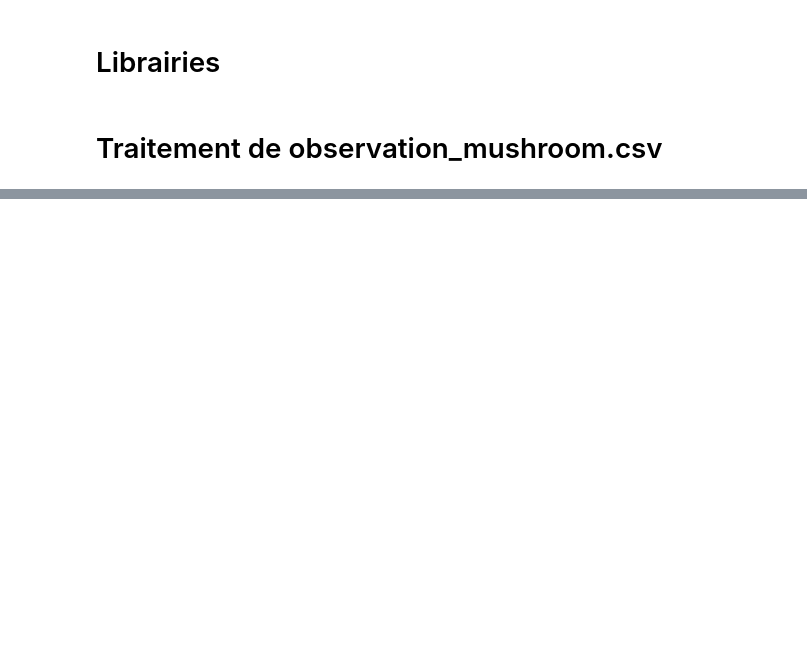
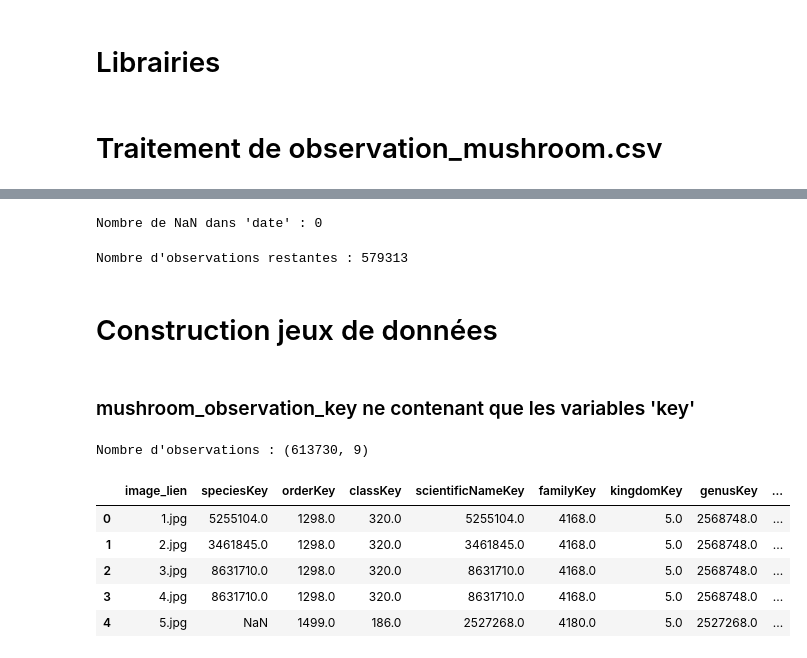
Before and after one commit to gcadet2016/mushroomClassification, a Jupyter notebook: notebooks/1_creation_datasets.ipynb, the cells around one changed output, grey strips where cells are left out. Saved outputs shown, nothing was run; the diff lists cells and outputs as text; code cells hidden in the pictures; blank space fills up the shorter version.

```diff
--- a/notebooks/1_creation_datasets.ipynb
+++ b/notebooks/1_creation_datasets.ipynb
@@ -315,0 +141,36 @@ especes_classification.to_csv('../data/especes_classification.csv', index=False)
+# %%
+# Création d'une colonne 'saison'
+print("Nombre de NaN dans 'date' :", mushroom_observation['date'].isna().sum())
+
+
+# Ajout d'une colonne tampon 'date2' avec suppression des hh:mm:ss de la colonne 'date' :
+mushroom_observation['date2'] = mushroom_observation['date'].str.slice(start=5, stop=7)
+
+# Construction d'une fonction retournant la saison en fonction du mois observé
+def get_season(date):
+    if date == '12' or date == '01' or date == '02':
+        return 'hiver'
+    elif date == '03' or date == '04' or date == '05':
+        return 'printemps'
+    elif date == '06' or date == '07' or date == '08':
+        return 'ete'
+    else:
+        return 'automne'
+
+# Construction de la colonne 'saison' en appliquant la fonction 'get_season' sur la colonne 'date'
+mushroom_observation['saison'] = mushroom_observation['date2'].apply(get_season)
+
+# Suppression de la colonne 'date2' :
+mushroom_observation.drop('date2', axis = 1, inplace = True)
+# %% [output]
+Nombre de NaN dans 'date' : 0
+# %%
+# La variable rank représente le niveau de précision de classification de l'observation.
+# Traitement des rank < 'family'
+
+mushroom_observation_cleaned_sorted_ranks = mushroom_observation.loc[~mushroom_observation['rank'] \
+                                    .isin(['KINGDOM', 'PHYLUM', 'CLASS', 'ORDER', 'VARIETY', 'FORM', 'SUBSPECIES'])]
+
+print("Nombre d'observations restantes :", mushroom_observation_cleaned_sorted_ranks.shape[0])
+# %% [output]
+Nombre d'observations restantes : 579313
@@ -315,0 +181,26 @@ especes_classification.to_csv('../data/especes_classification.csv', index=False)
+# %% [markdown]
+# Construction jeux de données
+# %% [markdown]
+### mushroom_observation_key ne contenant que les variables 'key'
+# %%
+# Construction du dataset
+observations_mushroom_key = mushroom_observation[['image_lien',
+                                                 'speciesKey',
+                                                 'orderKey',
+                                                 'classKey',
+                                                 'scientificNameKey',
+                                                 'familyKey',
+                                                 'kingdomKey',
+                                                 'genusKey',
+                                                 'phylumKey']]
+
+print("Nombre d'observations :", observations_mushroom_key.shape)
+observations_mushroom_key.head()
+# %% [output]
+Nombre d'observations : (613730, 9)
+|  | image_lien | speciesKey | orderKey | classKey | scientificNameKey | familyKey | kingdomKey | genusKey | ... |
+| 0 | 1.jpg | 5255104.0 | 1298.0 | 320.0 | 5255104.0 | 4168.0 | 5.0 | 2568748.0 | ... |
+| 1 | 2.jpg | 3461845.0 | 1298.0 | 320.0 | 3461845.0 | 4168.0 | 5.0 | 2568748.0 | ... |
+| 2 | 3.jpg | 8631710.0 | 1298.0 | 320.0 | 8631710.0 | 4168.0 | 5.0 | 2568748.0 | ... |
+| 3 | 4.jpg | 8631710.0 | 1298.0 | 320.0 | 8631710.0 | 4168.0 | 5.0 | 2568748.0 | ... |
+| 4 | 5.jpg | NaN | 1499.0 | 186.0 | 2527268.0 | 4180.0 | 5.0 | 2527268.0 | ... |
```
Also changed, not shown: parts of 61 cells of this notebook, 19 other files.
